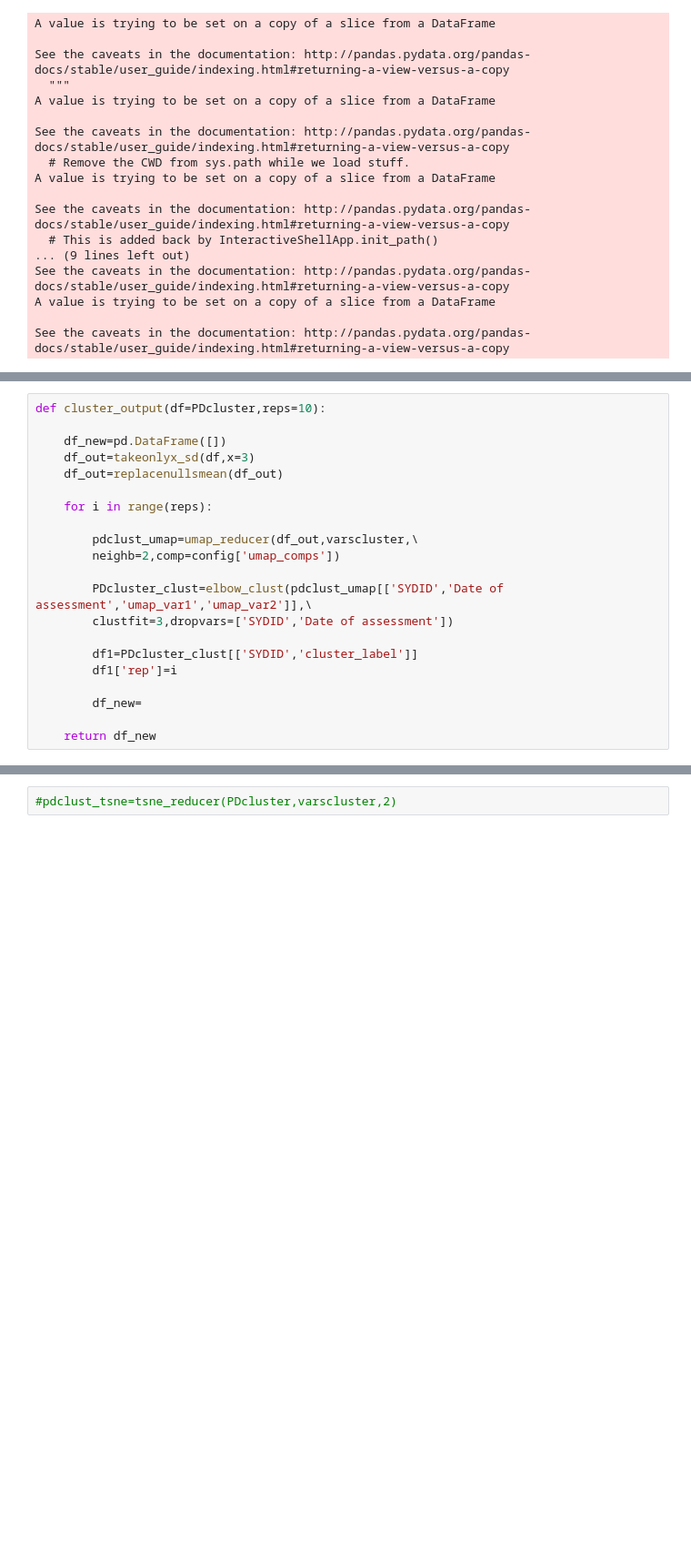
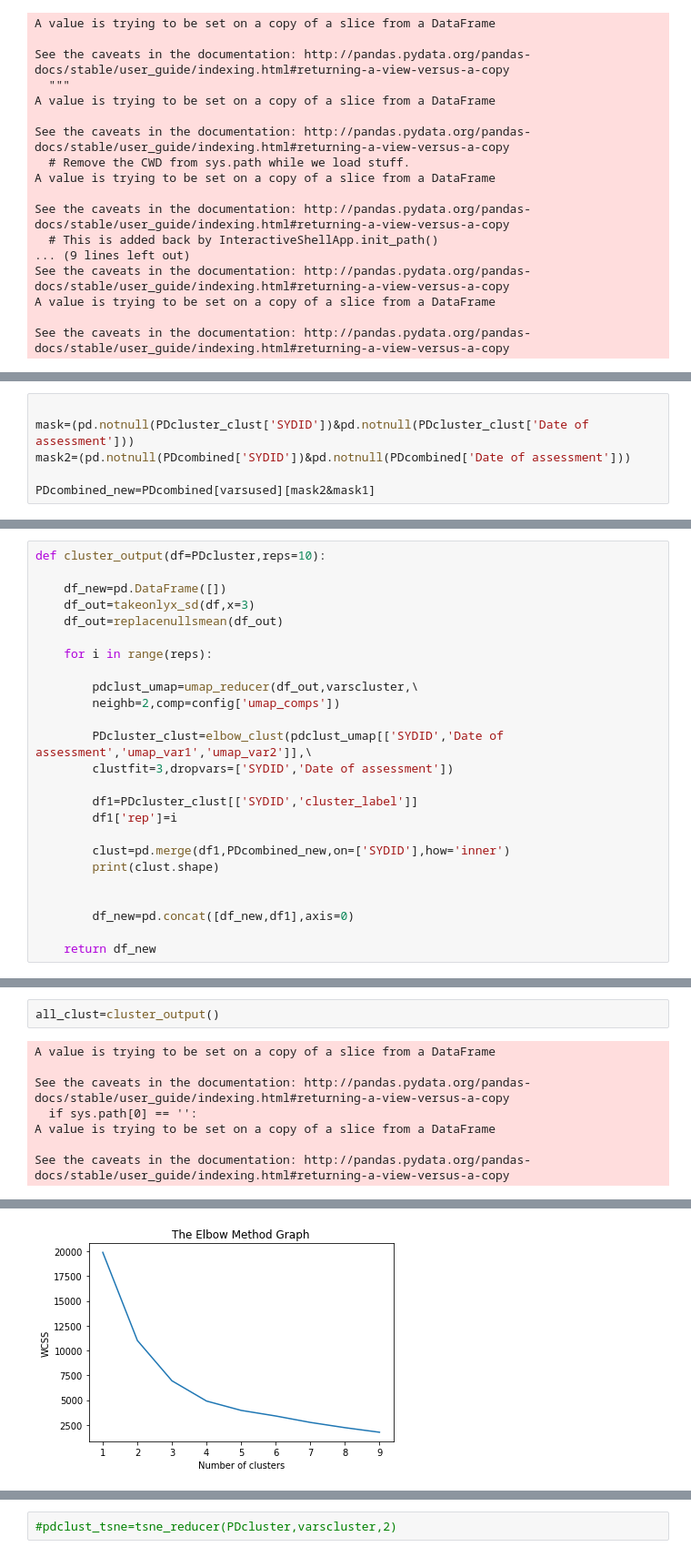
Before and after one commit to MikeAllwright24/PhD, a Jupyter notebook: WES/code/Original Cluster.ipynb, the cells around one changed output, grey strips where cells are left out. Shown: that part at 91% size. Saved outputs shown, nothing was run; the diff lists cells and outputs as text; blank space fills up the shorter version.

```diff
--- a/WES/code/Original Cluster.ipynb
+++ b/WES/code/Original Cluster.ipynb
@@ -271,2 +260,8 @@ See the caveats in the documentation: http://pandas.pydata.org/pandas-docs/stabl
 
 [151 rows x 3 columns]
+# %%
+
+mask=(pd.notnull(PDcluster_clust['SYDID'])&pd.notnull(PDcluster_clust['Date of assessment']))
+mask2=(pd.notnull(PDcombined['SYDID'])&pd.notnull(PDcombined['Date of assessment']))
+
+PDcombined_new=PDcombined[varsused][mask2&mask1]
@@ -288,6 +287,10 @@ def cluster_output(df=PDcluster,reps=10):
         df1=PDcluster_clust[['SYDID','cluster_label']]
         df1['rep']=i
 
-        df_new=
+        clust=pd.merge(df1,PDcombined_new,on=['SYDID'],how='inner')
+        print(clust.shape)
+
+
+        df_new=pd.concat([df_new,df1],axis=0)
 
     return df_new
@@ -389,0 +297,10 @@ Index(['umap_var1', 'umap_var2'], dtype='object')
+# %%
+all_clust=cluster_output()
+# %% [output]
+A value is trying to be set on a copy of a slice from a DataFrame
+
+See the caveats in the documentation: http://pandas.pydata.org/pandas-docs/stable/user_guide/indexing.html#returning-a-view-versus-a-copy
+  if sys.path[0] == '':
+A value is trying to be set on a copy of a slice from a DataFrame
+
+See the caveats in the documentation: http://pandas.pydata.org/pandas-docs/stable/user_guide/indexing.html#returning-a-view-versus-a-copy
@@ -389,0 +325 @@ Index(['umap_var1', 'umap_var2'], dtype='object')
+[figure, added]
```
Also changed, not shown: parts of 9 cells of this notebook, 12 other files.
